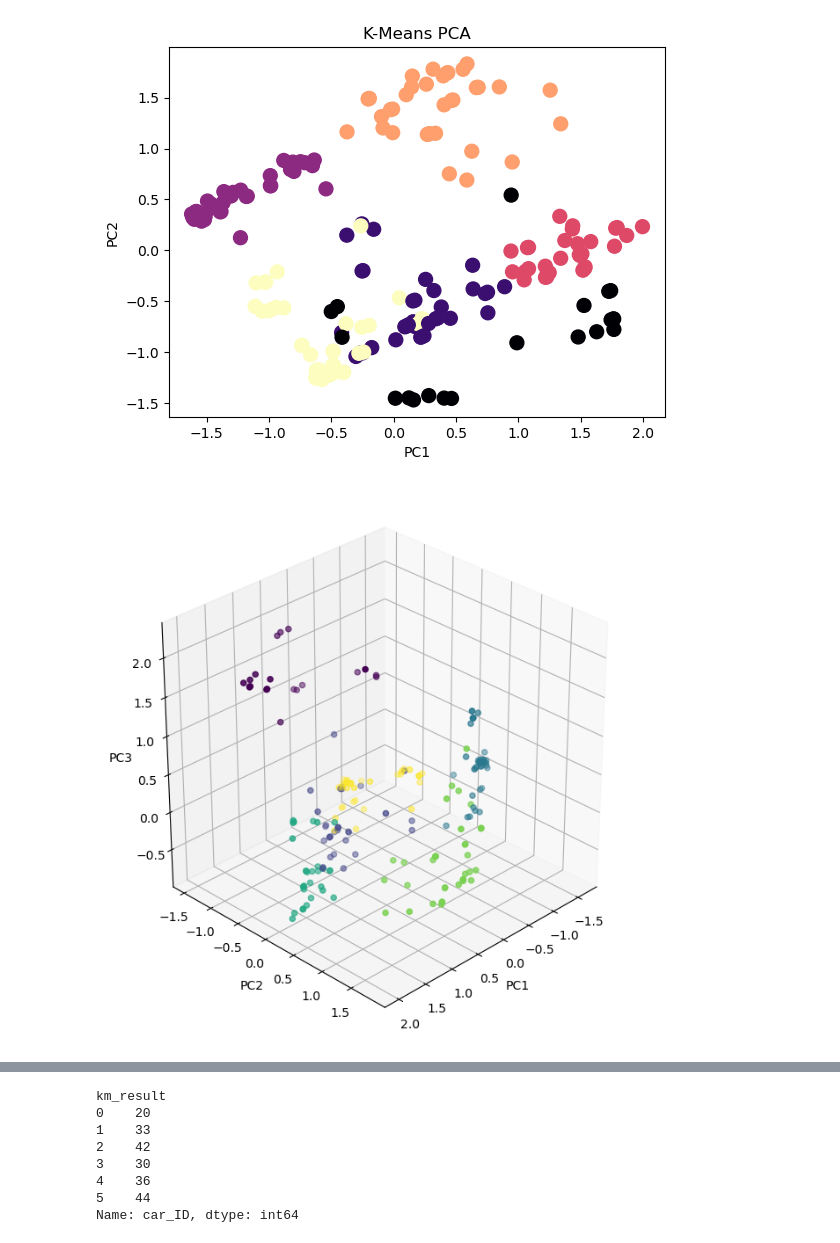
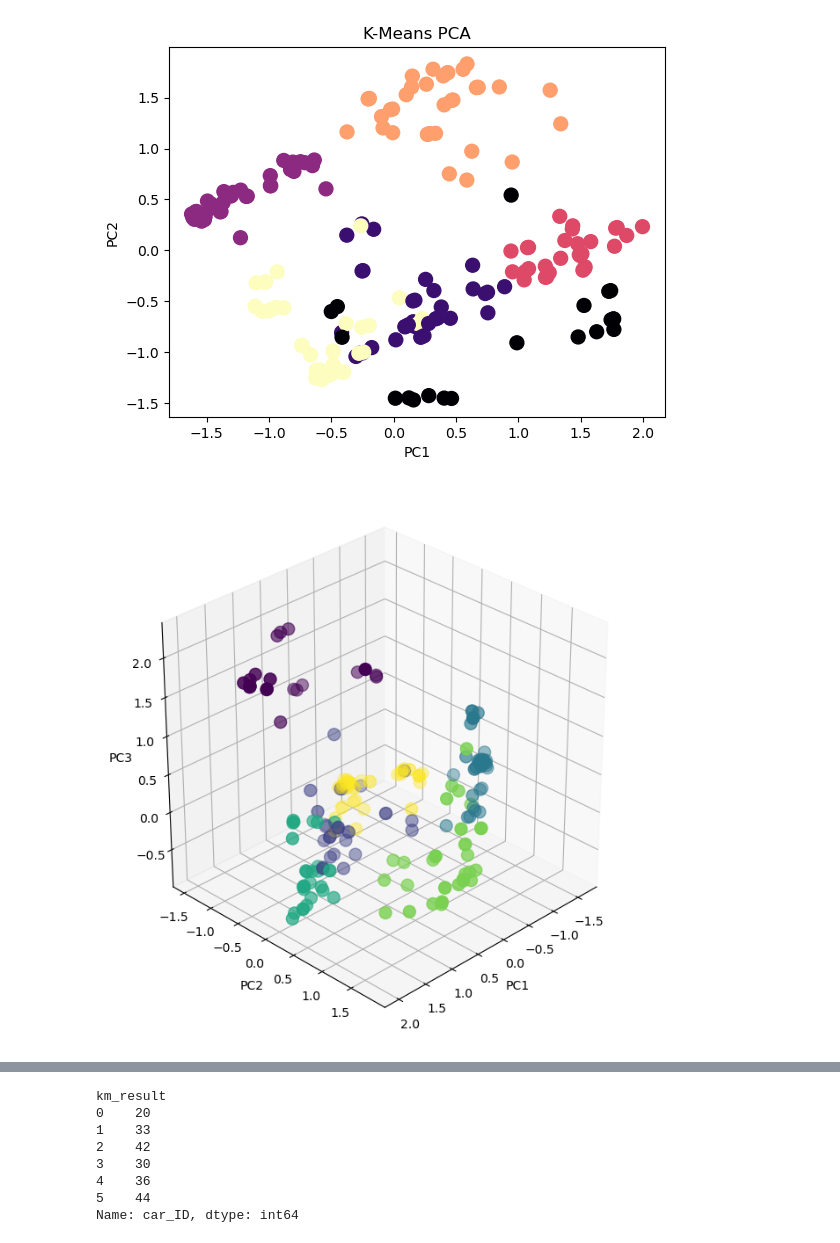
Before and after one commit to unicorn-yh/Deep-Learning-Mindspore, a Jupyter notebook: Car Clustering/car.ipynb, the cells around one changed output, grey strips where cells are left out. Cells and saved outputs as stored; diff of their text form; code cells hidden in the pictures.

```diff
--- a/Car Clustering/car.ipynb
+++ b/Car Clustering/car.ipynb
@@ -333,17 +333,17 @@ plt.show()
 # %%
 #由于在上图的二维坐标中蓝色聚类不是很好，故我们绘制聚类结果后3d散点图
 from mpl_toolkits.mplot3d import Axes3D
 plt.figure(figsize=(8,8))
 ax=plt.subplot(111,projection='3d')
-ax.scatter(features3[:,0],features3[:,1],features3[:,2],c=lab)
+ax.scatter(features3[:,0],features3[:,1],features3[:,2],c=lab,s=100)
 #视角转换，转换后更易看出簇群
 ax.view_init(30,45)
 ax.set_xlabel('PC1')
 ax.set_ylabel('PC2')
 ax.set_zlabel('PC3')
 plt.show()
 # %% [output]
-[figure, old version]
+[figure, new version]
 # %%
 #绘制轮廓图和3d散点图
 from sklearn.datasets import make_blobs
```
Also changed, not shown: parts of 15 cells of this notebook.
